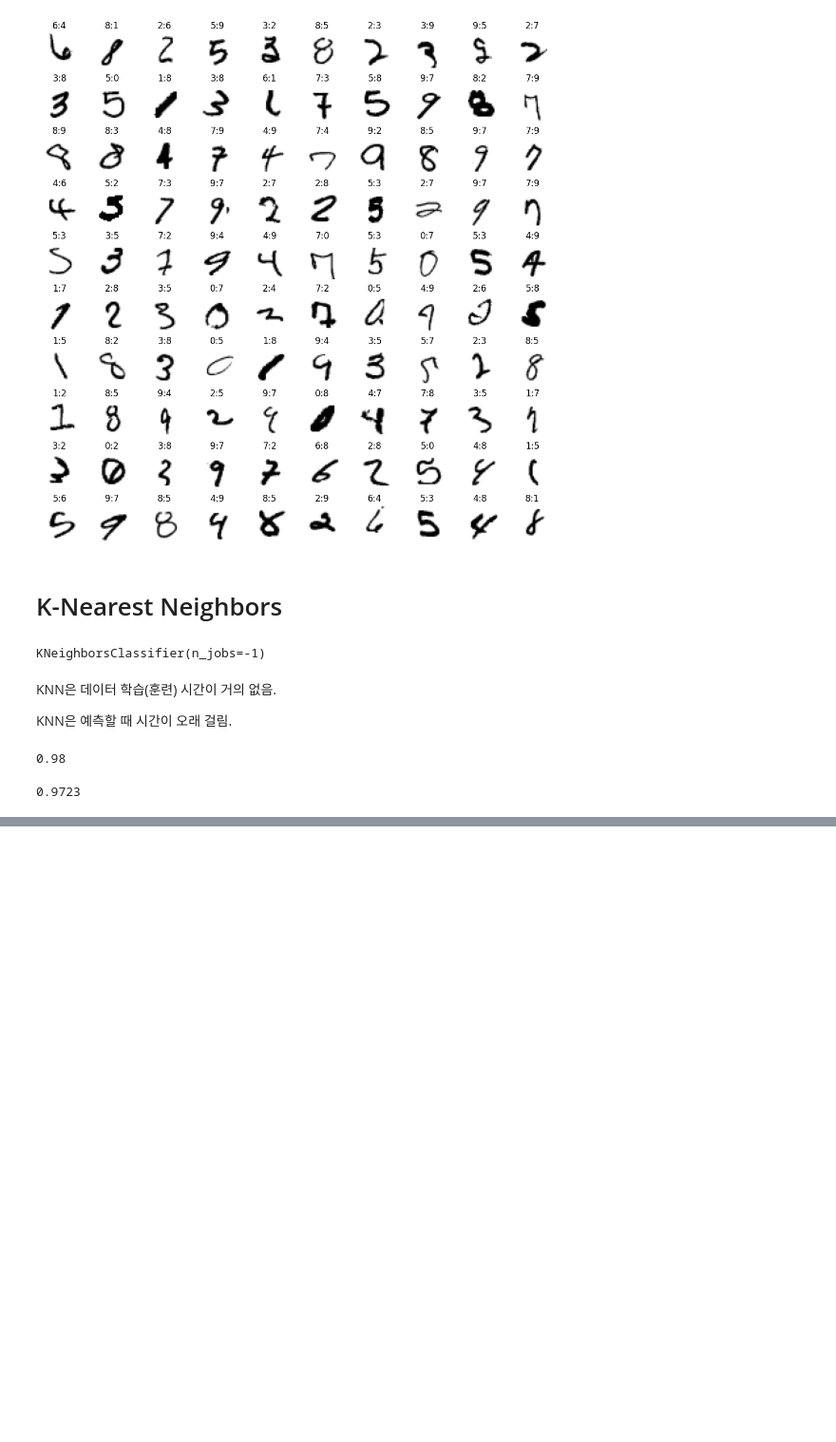
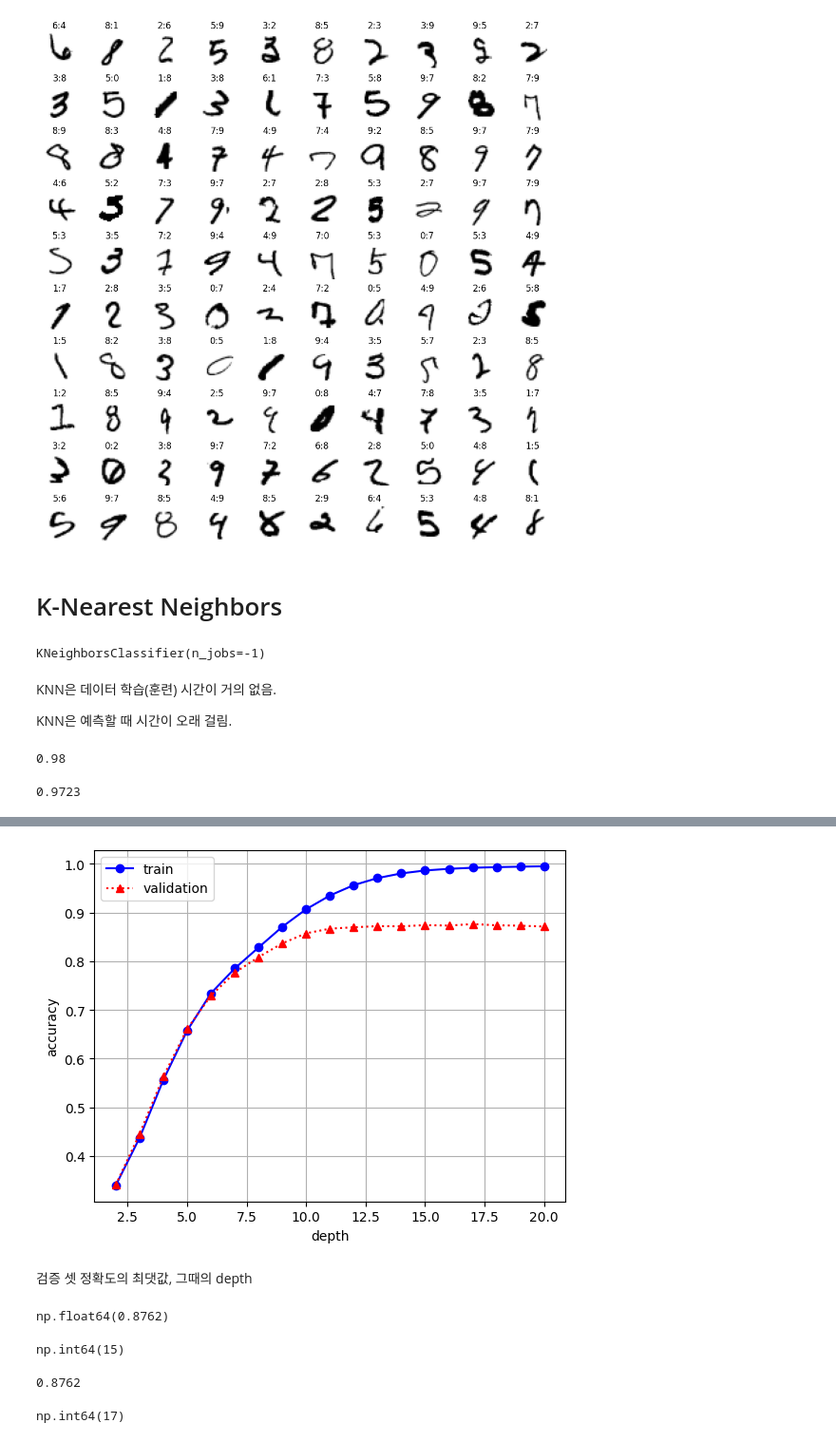
Before and after one commit to JakeOh/202605_BD57, a Jupyter notebook: lab_ml/ml13_mnist.ipynb, the cells around one changed output, grey strips where cells are left out. Shown at 95% size. Saved outputs shown, nothing was run; the diff lists cells and outputs as text; code cells hidden in the pictures; blank space fills up the shorter version.

```diff
--- a/lab_ml/ml13_mnist.ipynb
+++ b/lab_ml/ml13_mnist.ipynb
@@ -366,0 +433,40 @@ knn.score(X=x_val, y=y_val)  # 검증 셋 정확도
+# %%
+max_depths = np.arange(2, 21)
+train_scores = []
+val_scores = []
+for d in max_depths:
+    tree = DecisionTreeClassifier(max_depth=d, random_state=42)
+    tree.fit(X=x_tr, y=y_tr)
+    tr_acc = tree.score(X=x_tr, y=y_tr)
+    train_scores.append(tr_acc)
+    val_acc = tree.score(X=x_val, y=y_val)
+    val_scores.append(val_acc)
+# %%
+plt.plot(max_depths, train_scores, 'bo-', label='train')
+plt.plot(max_depths, val_scores, 'r^:', label='validation')
+plt.legend()
+plt.grid()
+plt.xlabel('depth')
+plt.ylabel('accuracy')
+plt.show()
+# %% [output]
+[figure, added]
+# %% [markdown]
+검증 셋 정확도의 최댓값, 그때의 depth
+# %%
+np.max(val_scores)
+# %% [output]
+np.float64(0.8762)
+# %%
+idx = np.argmax(val_scores)  # val_scores에서 최댓값의 인덱스
+idx
+# %% [output]
+np.int64(15)
+# %%
+val_scores[idx]  # 검증 셋 정확도 최댓값
+# %% [output]
+0.8762
+# %%
+max_depths[idx]
+# %% [output]
+np.int64(17)
```
Also changed, not shown: parts of 19 cells of this notebook.
